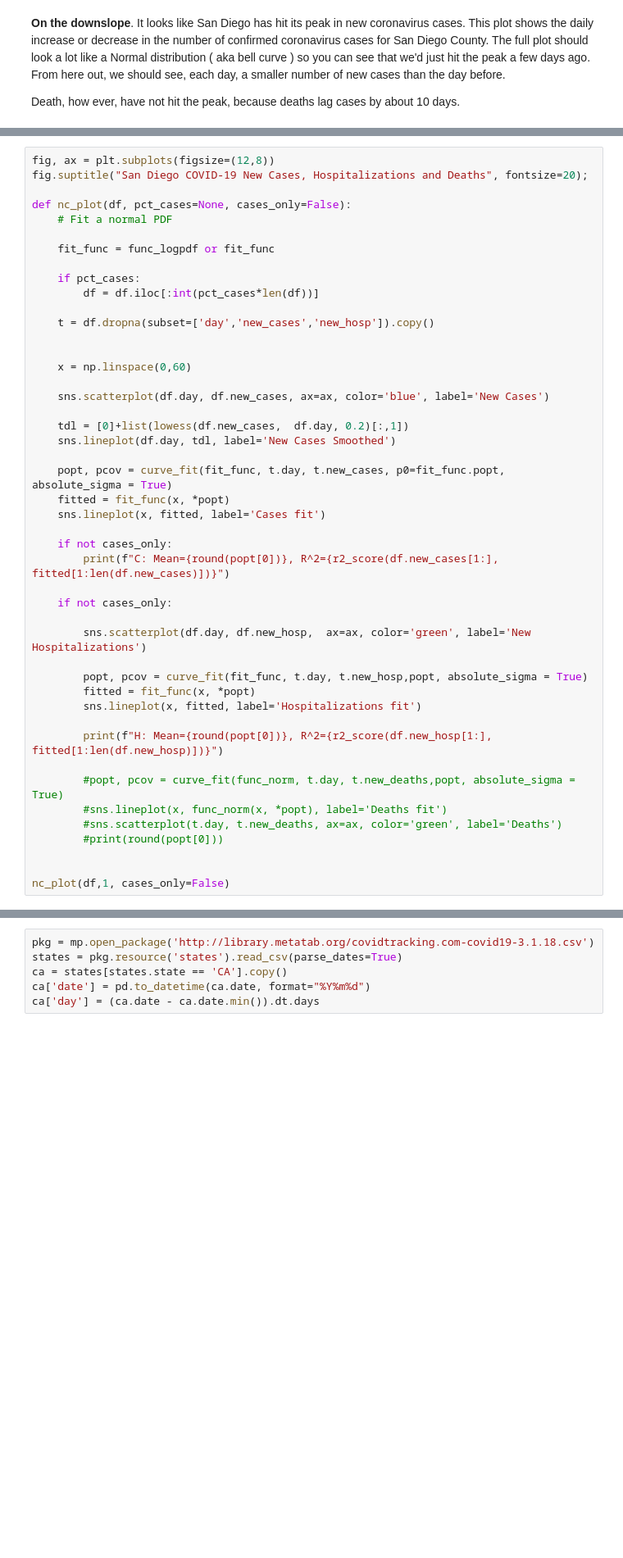
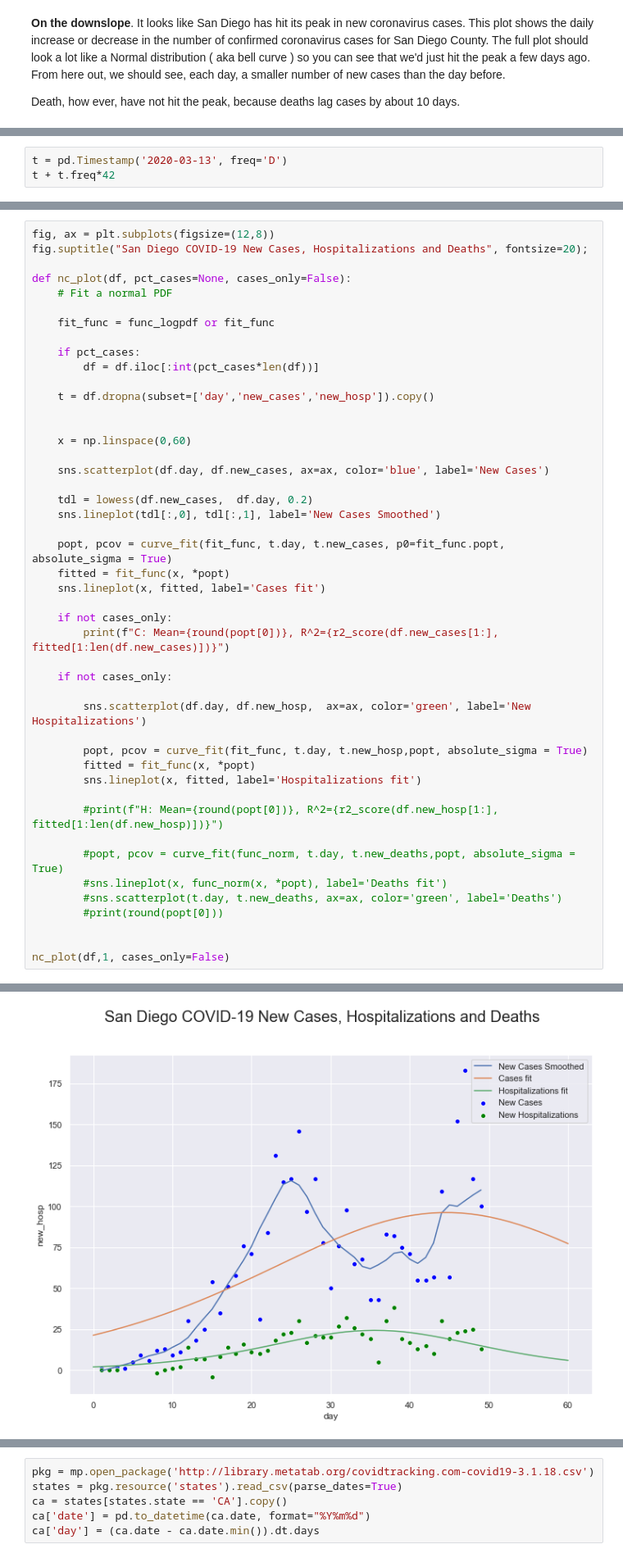
Before and after one commit to sandiegodata/covid19, a Jupyter notebook: Notebooks/San Diego.ipynb, the cells around one changed output, grey strips where cells are left out. Shown: that part at 82% size. Drawn from its saved outputs; the diff is of its cells as text; blank space fills up the shorter version.

```diff
--- a/Notebooks/San Diego.ipynb
+++ b/Notebooks/San Diego.ipynb
@@ -266,0 +268,3 @@ ValueError: array length 46 does not match index length 50
+# %%
+t = pd.Timestamp('2020-03-13', freq='D')
+t + t.freq*42
@@ -283,8 +289,8 @@ def nc_plot(df, pct_cases=None, cases_only=False):
 
     sns.scatterplot(df.day, df.new_cases, ax=ax, color='blue', label='New Cases')
 
-    tdl = [0]+list(lowess(df.new_cases,  df.day, 0.2)[:,1])
-    sns.lineplot(df.day, tdl, label='New Cases Smoothed')
+    tdl = lowess(df.new_cases,  df.day, 0.2)
+    sns.lineplot(tdl[:,0], tdl[:,1], label='New Cases Smoothed')
 
     popt, pcov = curve_fit(fit_func, t.day, t.new_cases, p0=fit_func.popt, absolute_sigma = True)
     fitted = fit_func(x, *popt)
@@ -301,7 +307,7 @@ def nc_plot(df, pct_cases=None, cases_only=False):
         fitted = fit_func(x, *popt)
         sns.lineplot(x, fitted, label='Hospitalizations fit')
 
-        print(f"H: Mean={round(popt[0])}, R^2={r2_score(df.new_hosp[1:], fitted[1:len(df.new_hosp)])}")
+        #print(f"H: Mean={round(popt[0])}, R^2={r2_score(df.new_hosp[1:], fitted[1:len(df.new_hosp)])}")
 
         #popt, pcov = curve_fit(func_norm, t.day, t.new_deaths,popt, absolute_sigma = True)
         #sns.lineplot(x, func_norm(x, *popt), label='Deaths fit')
@@ -310,3 +316,4 @@ def nc_plot(df, pct_cases=None, cases_only=False):
 
 
 nc_plot(df,1, cases_only=False)
+# %% [output]
@@ -313,3 +321,4 @@ nc_plot(df,1, cases_only=False)
+[figure, added]
 # %%
 
 def ani_nc_plot(ax, df, i, last):
```
Also changed, not shown: parts of 9 cells of this notebook, 11 other files.
